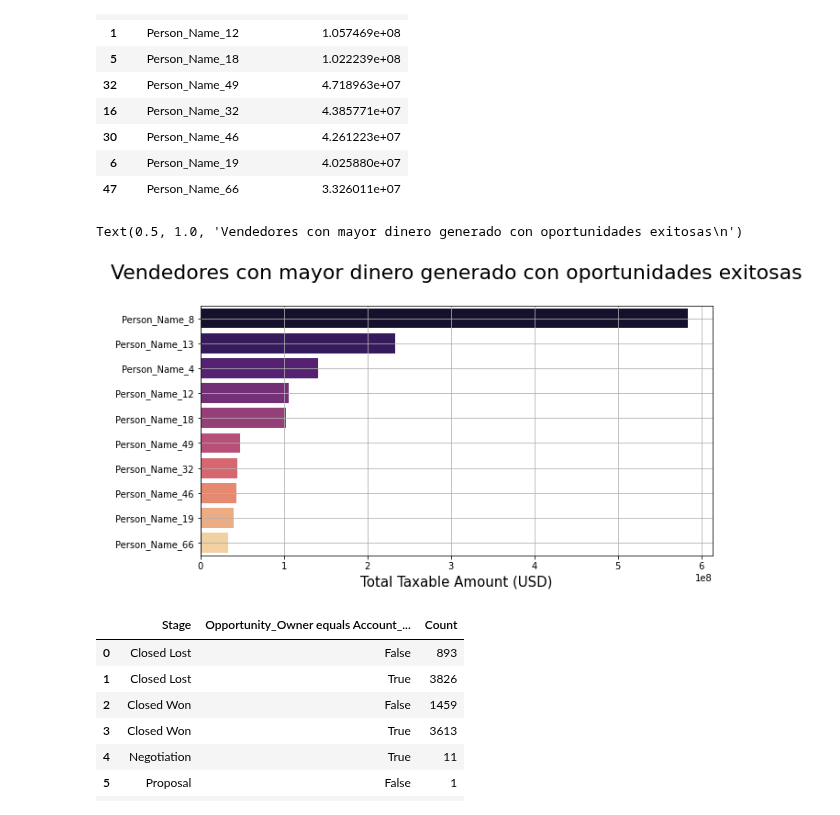
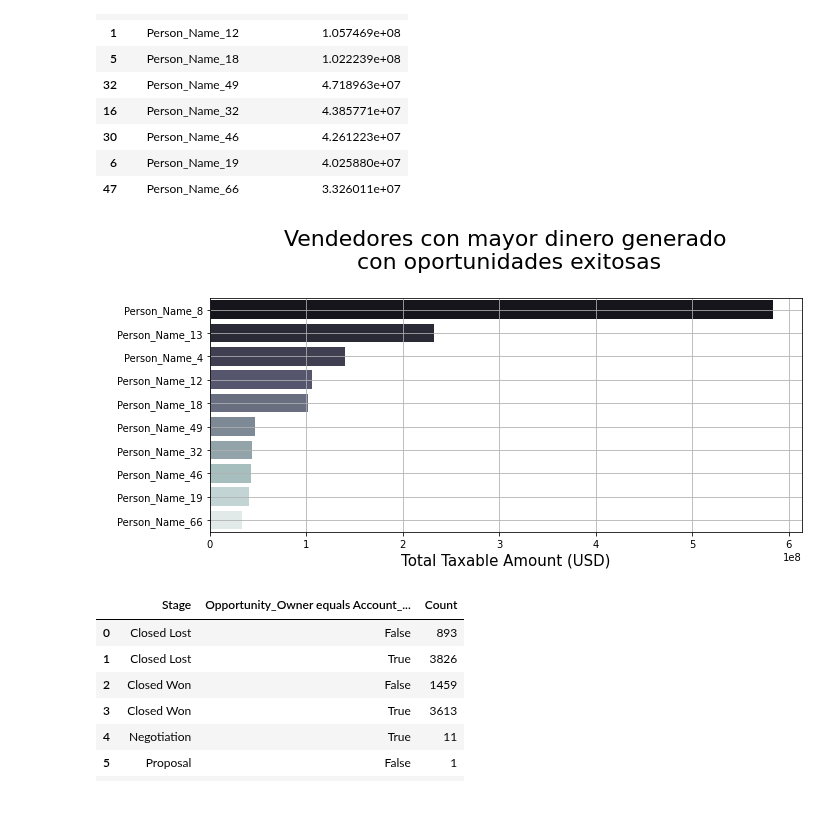
Before and after one commit to FernandoSinisi/Orga-Datos-2C-2020, a Jupyter notebook: TP1/vendedores_TP1.ipynb, the cells around one changed output. Drawn from its saved outputs; the diff is of its cells as text; code cells hidden in the pictures.

```diff
--- a/TP1/vendedores_TP1.ipynb
+++ b/TP1/vendedores_TP1.ipynb
@@ -212,14 +212,16 @@ df_close_won_owner
 | 47 | Person_Name_66 | 3.326011e+07 |
 # %%
 fig,ax=plt.subplots(figsize=(10,5))
-sns.barplot(data=df_close_won_owner,x='Total Taxable Amount (USD)',y='Opportunity_Owner',palette="magma")
+sns.barplot(data=df_close_won_owner,x='Total Taxable Amount (USD)',y='Opportunity_Owner',palette="bone")
 plt.grid(True)
 plt.xlabel('Total Taxable Amount (USD)',size=15)
 plt.ylabel(' ')
-plt.title('Vendedores con mayor dinero generado con oportunidades exitosas\n',size=22)
+plt.title('Vendedores con mayor dinero generado\n con oportunidades exitosas\n',size=22)
+plt.tight_layout()
+#plt.savefig("pngs/vendedor-monto-exitosa.png")
+plt.show()
 # %% [output]
-Text(0.5, 1.0, 'Vendedores con mayor dinero generado con oportunidades exitosas\n')
-[figure, old version]
+[figure, new version]
 # %%
 df_acc_opp = df.loc[:,["Opportunity_Name","Stage","Opportunity_Owner","Account_Owner"]]
 df_acc_opp["Opportunity_Owner is Account_Owner"] = df_acc_opp["Opportunity_Owner"] == df_acc_opp["Account_Owner"]
```
Also changed, not shown: parts of 2 cells of this notebook, 8 other files.
